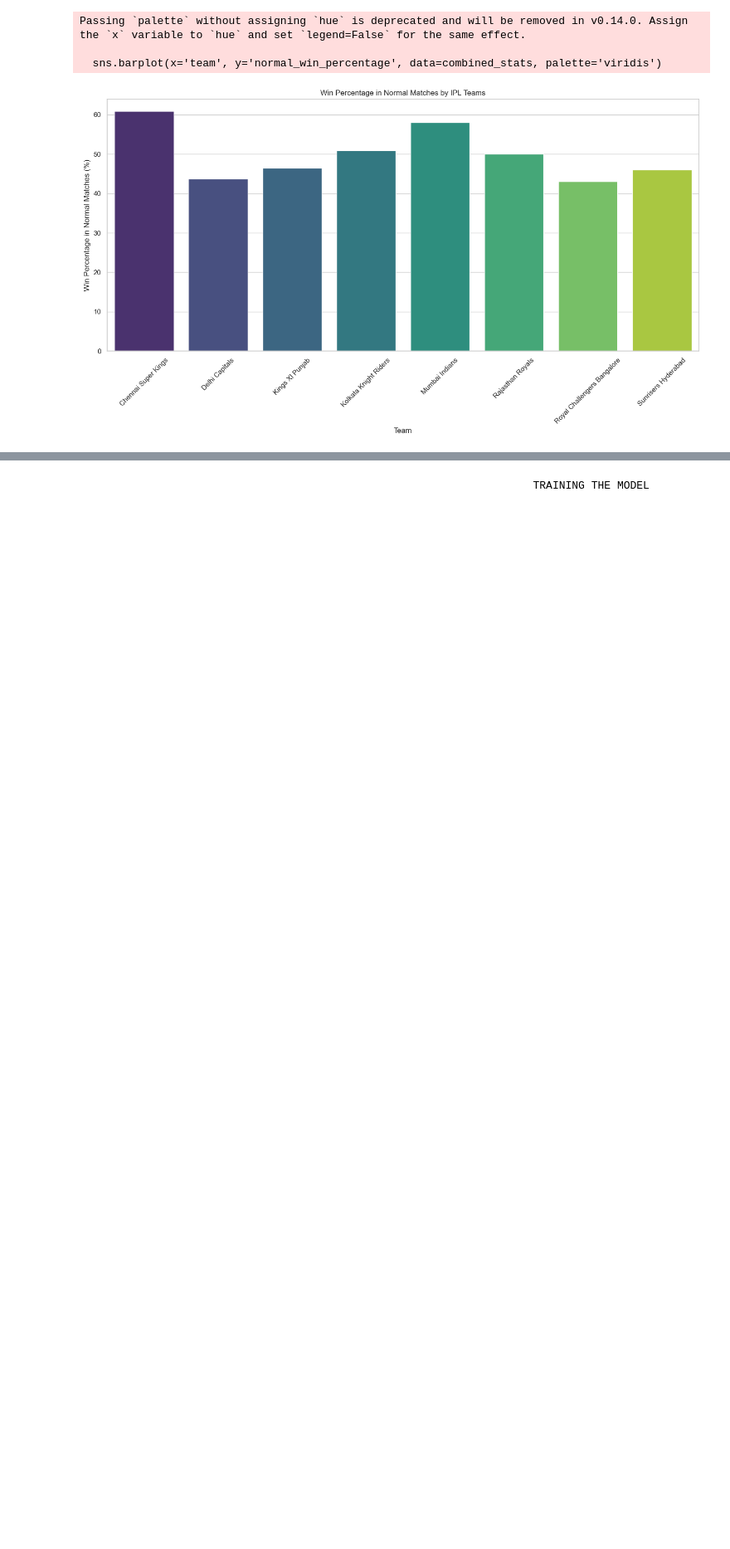
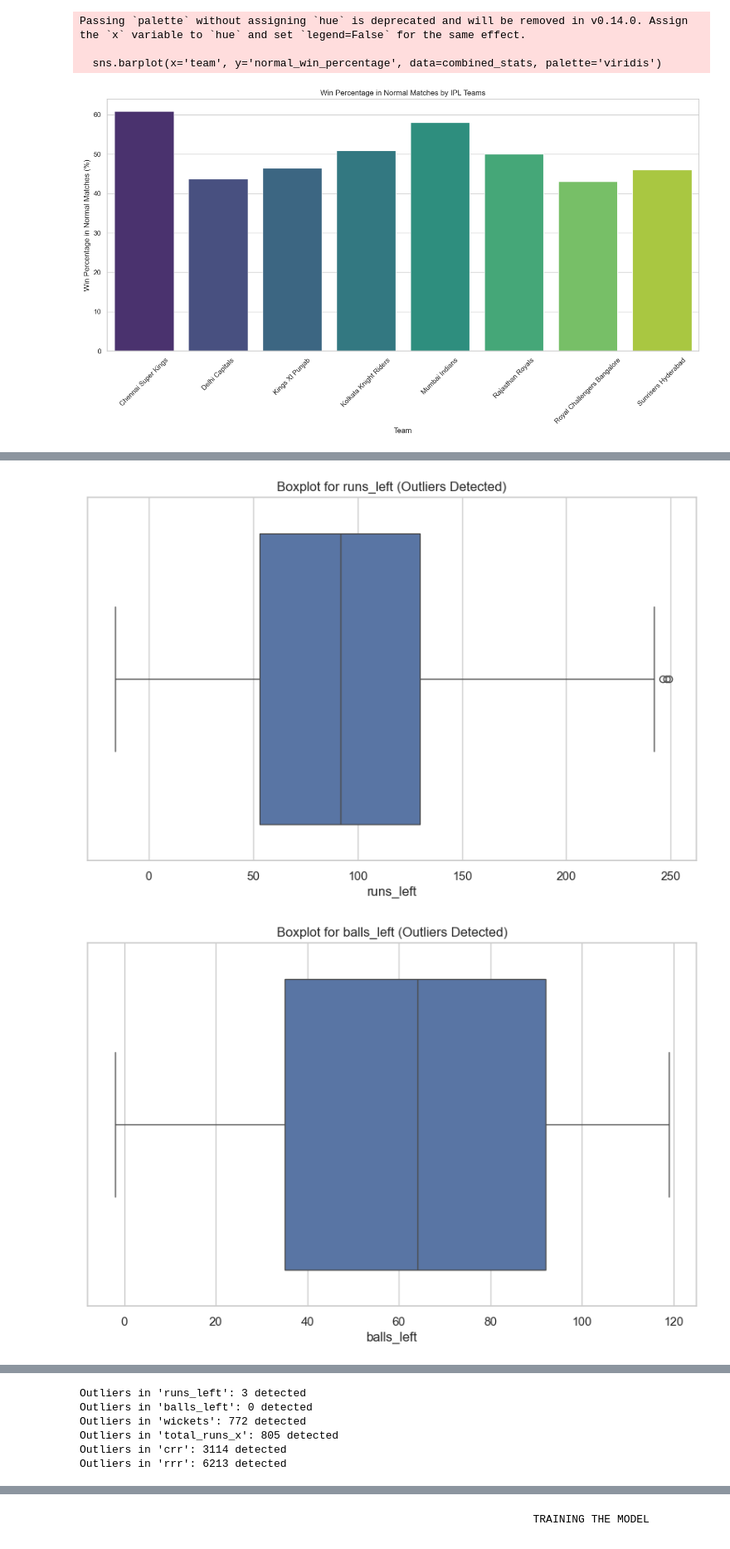
Before and after one commit to ChaliseRajesh19/Data-Science-Model, a Jupyter notebook: model.ipynb, the cells around one changed output, grey strips where cells are left out. Shown at 83% size. Drawn from its saved outputs; the diff is of its cells as text; code cells hidden in the pictures; blank space fills up the shorter version.

```diff
--- a/model.ipynb
+++ b/model.ipynb
@@ -1161,0 +1155,39 @@ final_df.head(5)
+# %%
+
+
+# List of numerical columns to check for outliers
+numerical_columns = ['runs_left', 'balls_left', 'wickets', 'total_runs_x', 'crr', 'rrr']
+
+# Create a dictionary to store outliers
+outliers_dict = {}
+
+# Loop through each numerical column and check for outliers using IQR method
+for column in numerical_columns:
+    Q1 = final_df[column].quantile(0.25)
+    Q3 = final_df[column].quantile(0.75)
+    IQR = Q3 - Q1
+
+    # Define outlier boundaries
+    lower_bound = Q1 - 1.5 * IQR
+    upper_bound = Q3 + 1.5 * IQR
+
+    # Identify outliers
+    outliers = final_df[(final_df[column] < lower_bound) | (final_df[column] > upper_bound)]
+
+    # Store outliers count for each column
+    outliers_dict[column] = len(outliers)
+
+    # Visualize the outliers using boxplots
+    import seaborn as sns
+    import matplotlib.pyplot as plt
+    plt.figure(figsize=(10, 6))
+    sns.boxplot(x=final_df[column])
+    plt.title(f'Boxplot for {column} (Outliers Detected)')
+    plt.show()
+
+# Display the number of outliers in each column
+for column, count in outliers_dict.items():
+    print(f"Outliers in '{column}': {count} detected")
+# %% [output]
+[figure, added]
+[figure, added]
@@ -1161,0 +1198,6 @@ final_df.head(5)
+Outliers in 'runs_left': 3 detected
+Outliers in 'balls_left': 0 detected
+Outliers in 'wickets': 772 detected
+Outliers in 'total_runs_x': 805 detected
+Outliers in 'crr': 3114 detected
+Outliers in 'rrr': 6213 detected
```
Also changed, not shown: parts of 13 cells of this notebook.
